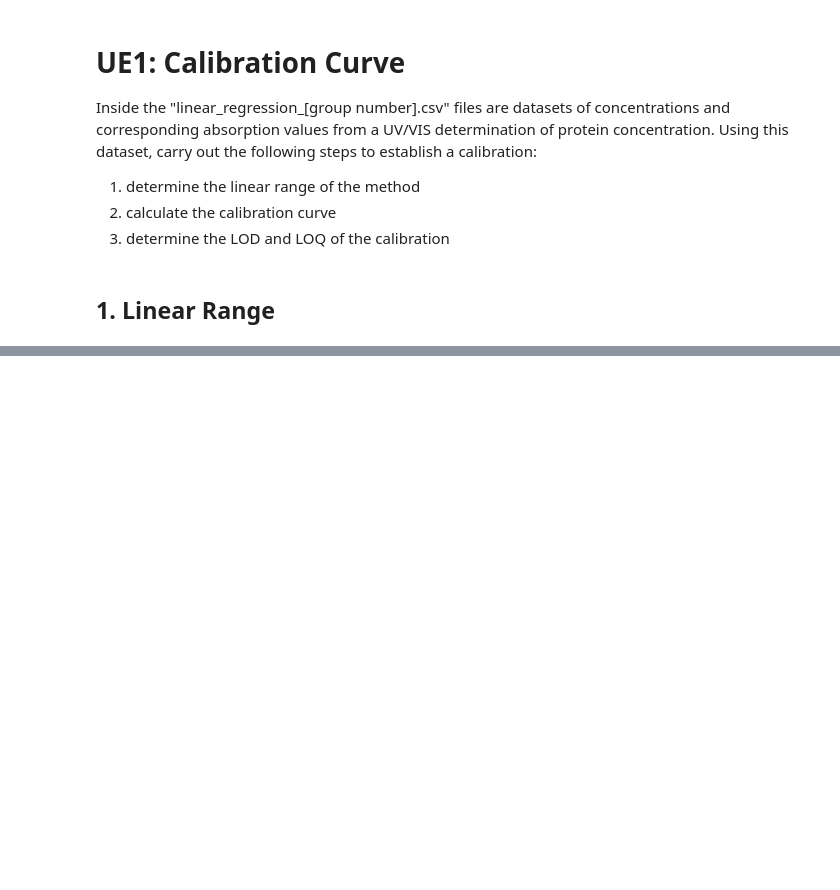
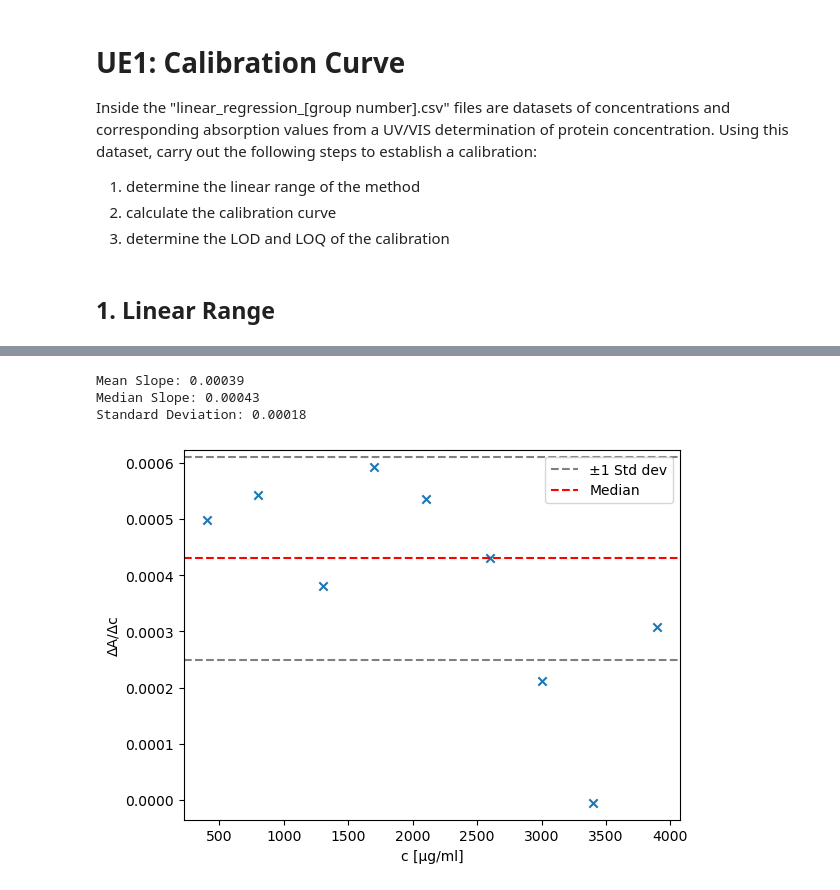
Before and after one commit to tonyzamyatin/mdgamls, a Jupyter notebook: UE1/UE1_CalibrationCurve/calibration.ipynb, the cells around one changed output, grey strips where cells are left out. Saved outputs shown, nothing was run; the diff lists cells and outputs as text; code cells hidden in the pictures; blank space fills up the shorter version.

```diff
--- a/UE1/UE1_CalibrationCurve/calibration.ipynb
+++ b/UE1/UE1_CalibrationCurve/calibration.ipynb
@@ -44,0 +88,5 @@ plt.show()
+# %%
+# Select ten equidistant datapoints
+ref_indices = np.linspace(10, len(protein_da) - 1, num=10, dtype=int)
+ref_points_da = protein_da[ref_indices]
+ref_points_da
@@ -44,0 +103,4 @@ plt.show()
+# %%
+pairwise_slopes_da = ref_points_da.diff(dim='idx') / ref_points_da['c'].diff(dim='idx')
+pairwise_slopes_da.attrs['long_name'] = 'ΔA/Δc'
+pairwise_slopes_da
@@ -44,0 +116,16 @@ plt.show()
+# %%
+mean_slope = pairwise_slopes_da.mean().item()
+median_slope = pairwise_slopes_da.median().item()
+std_slope = pairwise_slopes_da.std().item()
+print(f"Mean Slope: {mean_slope:.5f}")
+print(f"Median Slope: {median_slope:.5f}")
+print(f"Standard Deviation: {std_slope:.5f}")
+# %% [output]
+Mean Slope: 0.00039
+Median Slope: 0.00043
+Standard Deviation: 0.00018
+# %%
+from plotting_util import scatter_plot_with_statistics
+scatter_plot_with_statistics(pairwise_slopes_da, x_coord='c', location=('median', median_slope), scale=('std dev', std_slope))
+# %% [output]
+[figure, added]
```
Also changed, not shown: parts of 18 cells of this notebook, 2 other files.
